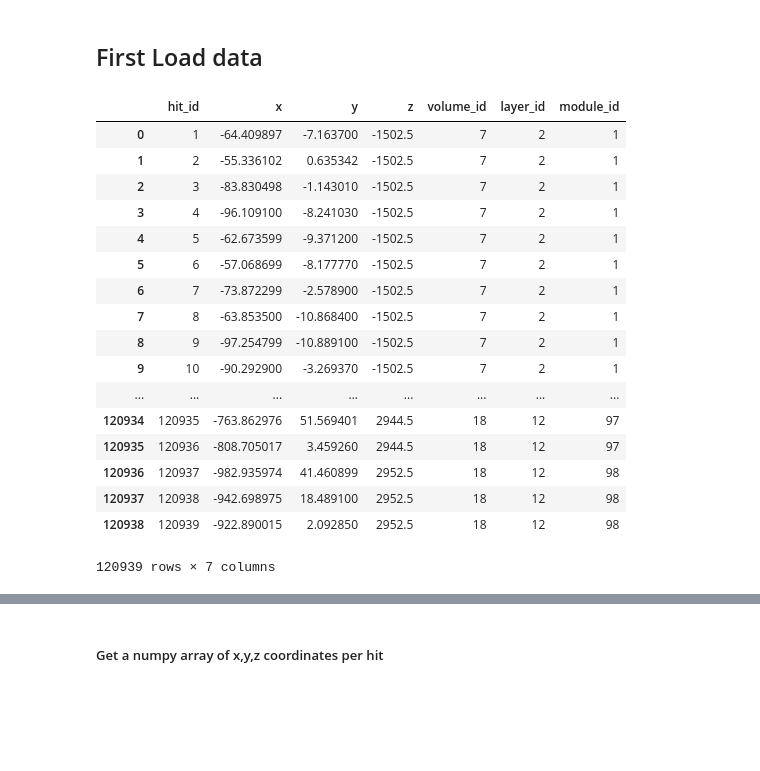
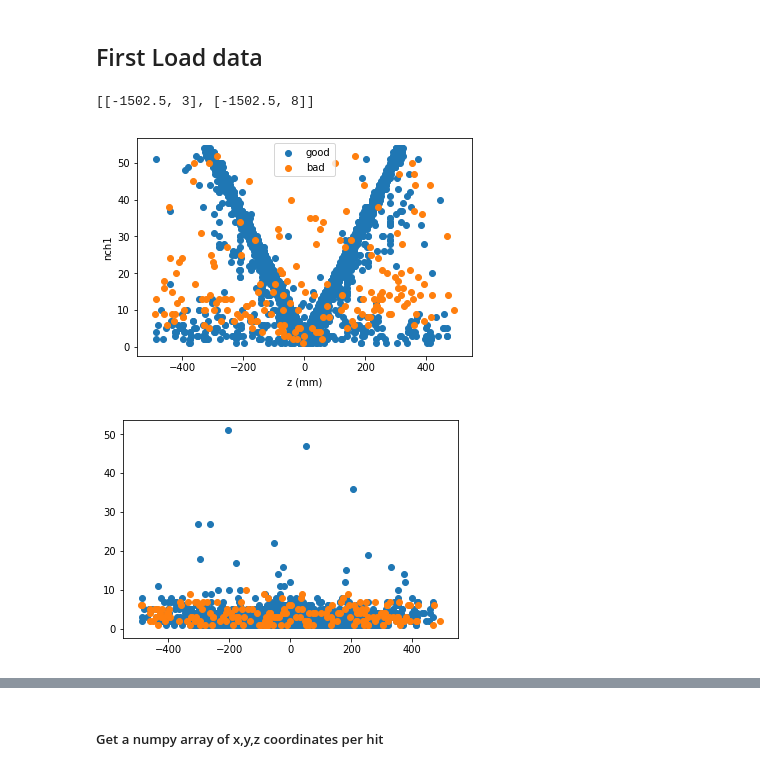
Before and after one commit to jxi24/TrackML, a Jupyter notebook: Jacks_plots.ipynb, the cells around one changed output, grey strips where cells are left out. Saved outputs shown, nothing was run; the diff lists cells and outputs as text; code cells hidden in the pictures; blank space fills up the shorter version.

Commit message:
Merge

```diff
--- a/Jacks_plots.ipynb
+++ b/Jacks_plots.ipynb
@@ -11,24 +11,48 @@ from trackml.score import score_event
 import matplotlib.pyplot as plt
 # %%
 hits, cells, particles, truth = load_event('./training_data/event000001000')
-# %%
-hits
-# %% [output]
-|  | hit_id | x | y | z | volume_id | layer_id | module_id |
-| 0 | 1 | -64.409897 | -7.163700 | -1502.5 | 7 | 2 | 1 |
-| 1 | 2 | -55.336102 | 0.635342 | -1502.5 | 7 | 2 | 1 |
-| 2 | 3 | -83.830498 | -1.143010 | -1502.5 | 7 | 2 | 1 |
-| 3 | 4 | -96.109100 | -8.241030 | -1502.5 | 7 | 2 | 1 |
-| 4 | 5 | -62.673599 | -9.371200 | -1502.5 | 7 | 2 | 1 |
-| 5 | 6 | -57.068699 | -8.177770 | -1502.5 | 7 | 2 | 1 |
-| 6 | 7 | -73.872299 | -2.578900 | -1502.5 | 7 | 2 | 1 |
-| 7 | 8 | -63.853500 | -10.868400 | -1502.5 | 7 | 2 | 1 |
-| 8 | 9 | -97.254799 | -10.889100 | -1502.5 | 7 | 2 | 1 |
-| 9 | 10 | -90.292900 | -3.269370 | -1502.5 | 7 | 2 | 1 |
-| ... | ... | ... | ... | ... | ... | ... | ... |
-| 120934 | 120935 | -763.862976 | 51.569401 | 2944.5 | 18 | 12 | 97 |
-| 120935 | 120936 | -808.705017 | 3.459260 | 2944.5 | 18 | 12 | 97 |
-| 120936 | 120937 | -982.935974 | 41.460899 | 2952.5 | 18 | 12 | 98 |
-| 120937 | 120938 | -942.698975 | 18.489100 | 2952.5 | 18 | 12 | 98 |
-| 120938 | 120939 | -922.890015 | 2.092850 | 2952.5 | 18 | 12 | 98 |
-120939 rows × 7 columns
+# %%
+df = hits.merge(truth)
+dftemp = pd.DataFrame(np.array(cells['hit_id'].value_counts().sort_index()),columns=['num_cells'])
+df['num_cells'] = dftemp['num_cells']
+# %%
+bad_hits
+# %% [output]
+[[-1502.5, 3], [-1502.5, 8]]
+# %%
+good_hits = []
+bad_hits = []
+
+df_8_mask = df['volume_id'] == 8
+df_8 = df[df_8_mask]
+df_v8_l2_mask = df_8['layer_id'] == 2
+df_v8_l2 = df_8[df_v8_l2_mask]
+
+for hit_id in df_v8_l2['hit_id'].values:
+    loc = cells['hit_id'] == hit_id
+    loc_hit = df['hit_id'] == hit_id
+    nch1 = len(cells[loc]['ch1'].unique())
+    nch0 = len(cells[loc]['ch0'].unique())
+    z = float(df[loc_hit]['z'].values)
+    good = df[loc_hit]['particle_id'] != 0
+    if(good.values):
+        good_hits.append([z,nch1,nch0])
+    else:
+        bad_hits.append([z,nch1,nch0])
+# %%
+good_hits = np.array(good_hits)
+bad_hits = np.array(bad_hits)
+plt.scatter(good_hits[:,0],good_hits[:,1],label='good')
+plt.scatter(bad_hits[:,0],bad_hits[:,1],label='bad')
+plt.xlabel('z (mm)')
+plt.ylabel('nch1')
+plt.legend()
+plt.show()
+# %% [output]
+[figure, added]
+# %%
+plt.scatter(good_hits[:,0],good_hits[:,2])
+plt.scatter(bad_hits[:,0],bad_hits[:,2])
+plt.show()
+# %% [output]
+[figure, added]
```
Also changed, not shown: parts of 6 cells of this notebook, 4 other files.
